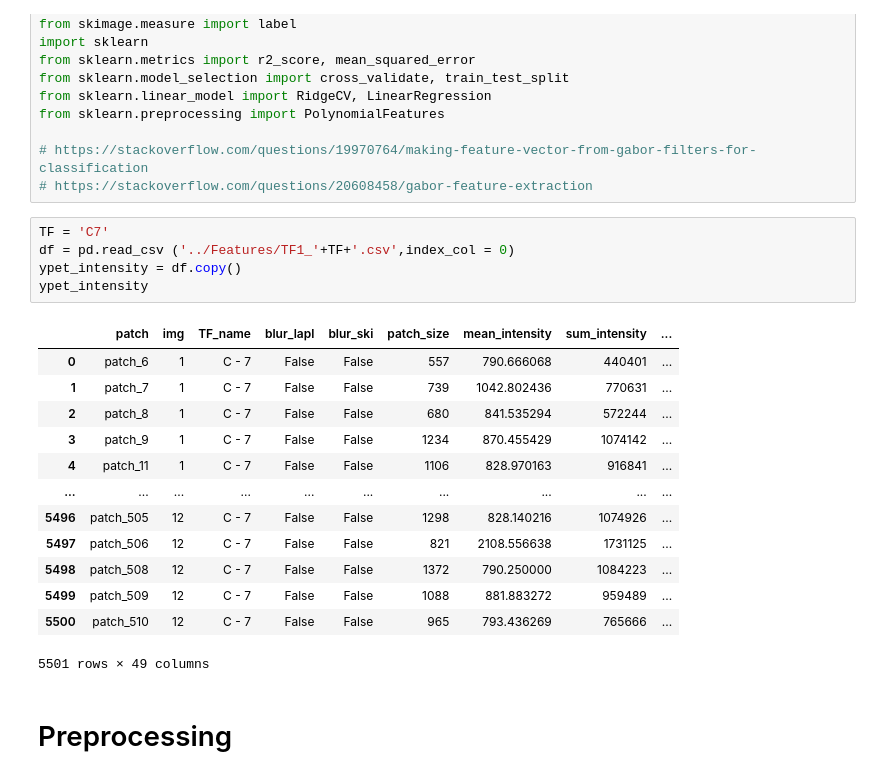
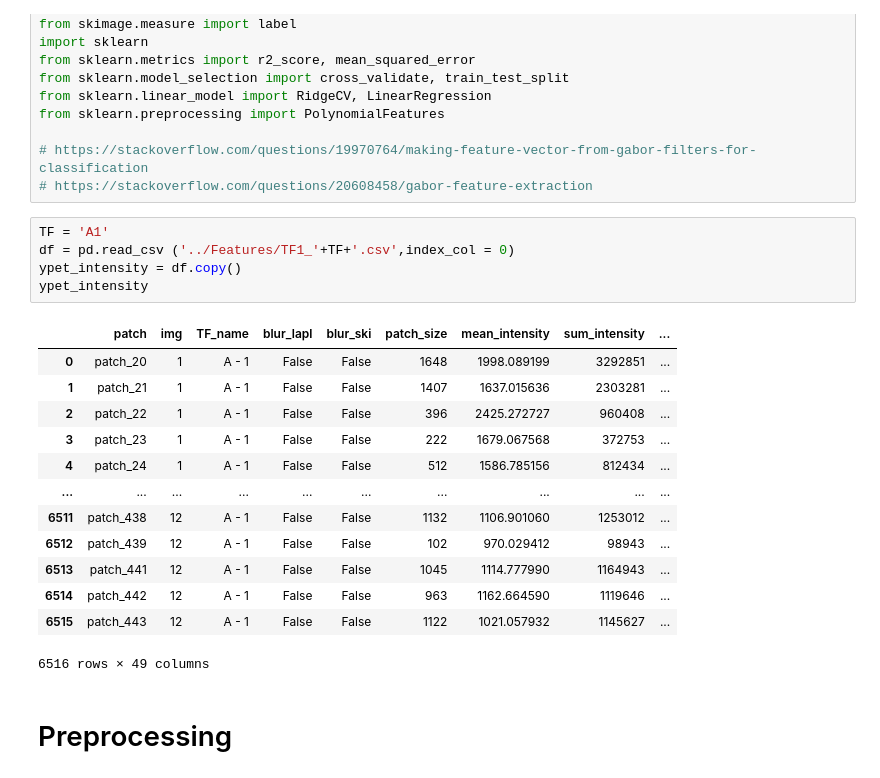
Before and after one commit to CS-433/ml-project-2-transcripted_cherry, a Jupyter notebook: Jupyter notebooks/task_1.ipynb, the cells around one changed output. Saved outputs shown, nothing was run; the diff lists cells and outputs as text.

```diff
--- a/Jupyter notebooks/task_1.ipynb
+++ b/Jupyter notebooks/task_1.ipynb
@@ -20,24 +20,24 @@ from sklearn.preprocessing import PolynomialFeatures
 # https://stackoverflow.com/questions/19970764/making-feature-vector-from-gabor-filters-for-classification
 # https://stackoverflow.com/questions/20608458/gabor-feature-extraction
 # %%
-TF = 'C7'
+TF = 'A1'
 df = pd.read_csv ('../Features/TF1_'+TF+'.csv',index_col = 0)
 ypet_intensity = df.copy()
 ypet_intensity
 # %% [output]
 |  | patch | img | TF_name | blur_lapl | blur_ski | patch_size | mean_intensity | sum_intensity | ... |
-| 0 | patch_6 | 1 | C - 7 | False | False | 557 | 790.666068 | 440401 | ... |
-| 1 | patch_7 | 1 | C - 7 | False | False | 739 | 1042.802436 | 770631 | ... |
-| 2 | patch_8 | 1 | C - 7 | False | False | 680 | 841.535294 | 572244 | ... |
-| 3 | patch_9 | 1 | C - 7 | False | False | 1234 | 870.455429 | 1074142 | ... |
-| 4 | patch_11 | 1 | C - 7 | False | False | 1106 | 828.970163 | 916841 | ... |
+| 0 | patch_20 | 1 | A - 1 | False | False | 1648 | 1998.089199 | 3292851 | ... |
+| 1 | patch_21 | 1 | A - 1 | False | False | 1407 | 1637.015636 | 2303281 | ... |
+| 2 | patch_22 | 1 | A - 1 | False | False | 396 | 2425.272727 | 960408 | ... |
+| 3 | patch_23 | 1 | A - 1 | False | False | 222 | 1679.067568 | 372753 | ... |
+| 4 | patch_24 | 1 | A - 1 | False | False | 512 | 1586.785156 | 812434 | ... |
 | ... | ... | ... | ... | ... | ... | ... | ... | ... | ... |
-| 5496 | patch_505 | 12 | C - 7 | False | False | 1298 | 828.140216 | 1074926 | ... |
-| 5497 | patch_506 | 12 | C - 7 | False | False | 821 | 2108.556638 | 1731125 | ... |
-| 5498 | patch_508 | 12 | C - 7 | False | False | 1372 | 790.250000 | 1084223 | ... |
-| 5499 | patch_509 | 12 | C - 7 | False | False | 1088 | 881.883272 | 959489 | ... |
-| 5500 | patch_510 | 12 | C - 7 | False | False | 965 | 793.436269 | 765666 | ... |
+| 6511 | patch_438 | 12 | A - 1 | False | False | 1132 | 1106.901060 | 1253012 | ... |
+| 6512 | patch_439 | 12 | A - 1 | False | False | 102 | 970.029412 | 98943 | ... |
+| 6513 | patch_441 | 12 | A - 1 | False | False | 1045 | 1114.777990 | 1164943 | ... |
+| 6514 | patch_442 | 12 | A - 1 | False | False | 963 | 1162.664590 | 1119646 | ... |
+| 6515 | patch_443 | 12 | A - 1 | False | False | 1122 | 1021.057932 | 1145627 | ... |
-5501 rows × 49 columns
+6516 rows × 49 columns
 # %% [markdown]
 # Preprocessing
 # %% [markdown]
```
Also changed, not shown: parts of 5 cells of this notebook, 12 other files.
